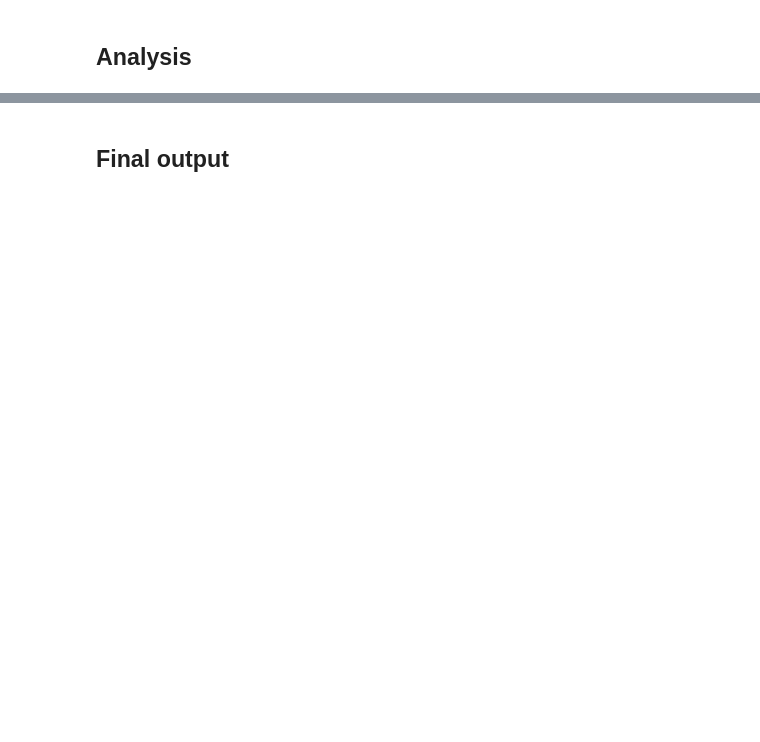
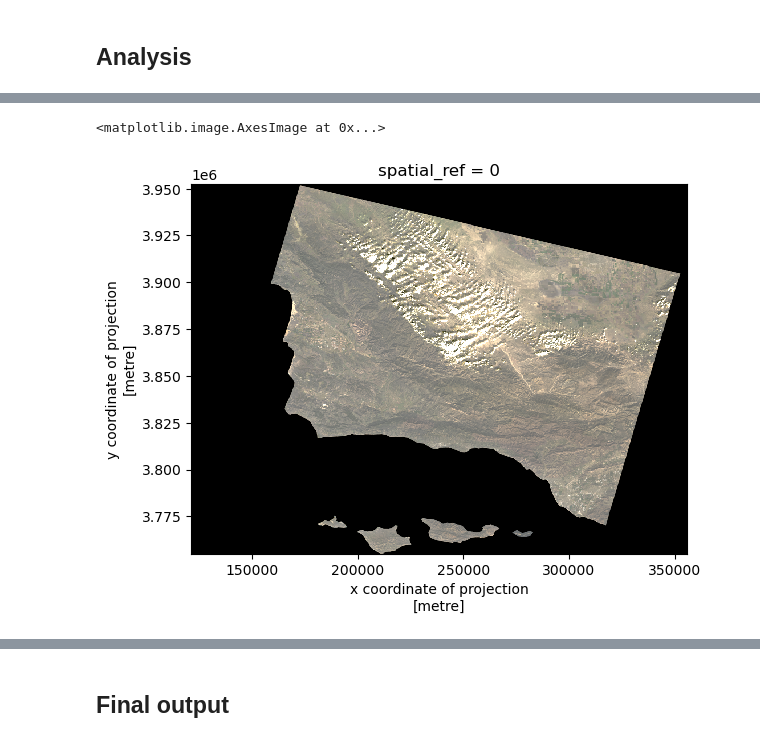
Before and after one commit to kateebeckerr/eds220_hwk4_task3_repo, a Jupyter notebook: hwk4_task3_repo.ipynb, the cells around one changed output, grey strips where cells are left out. Cells and saved outputs as stored; diff of their text form; code cells hidden in the pictures; blank space fills up the shorter version.

```diff
--- a/hwk4_task3_repo.ipynb
+++ b/hwk4_task3_repo.ipynb
@@ -101,0 +303,7 @@ california.head()
+# %%
+#indexing the landsat variable to select the three bands red, green, and blue
+#converts the bands into an xarray data array and displays the true color image
+landsat[["red", "green", "blue"]].to_array().plot.imshow(robust = True)
+# %% [output]
+<matplotlib.image.AxesImage at 0x...>
+[figure, added]
```
Also changed, not shown: parts of 29 cells of this notebook.
